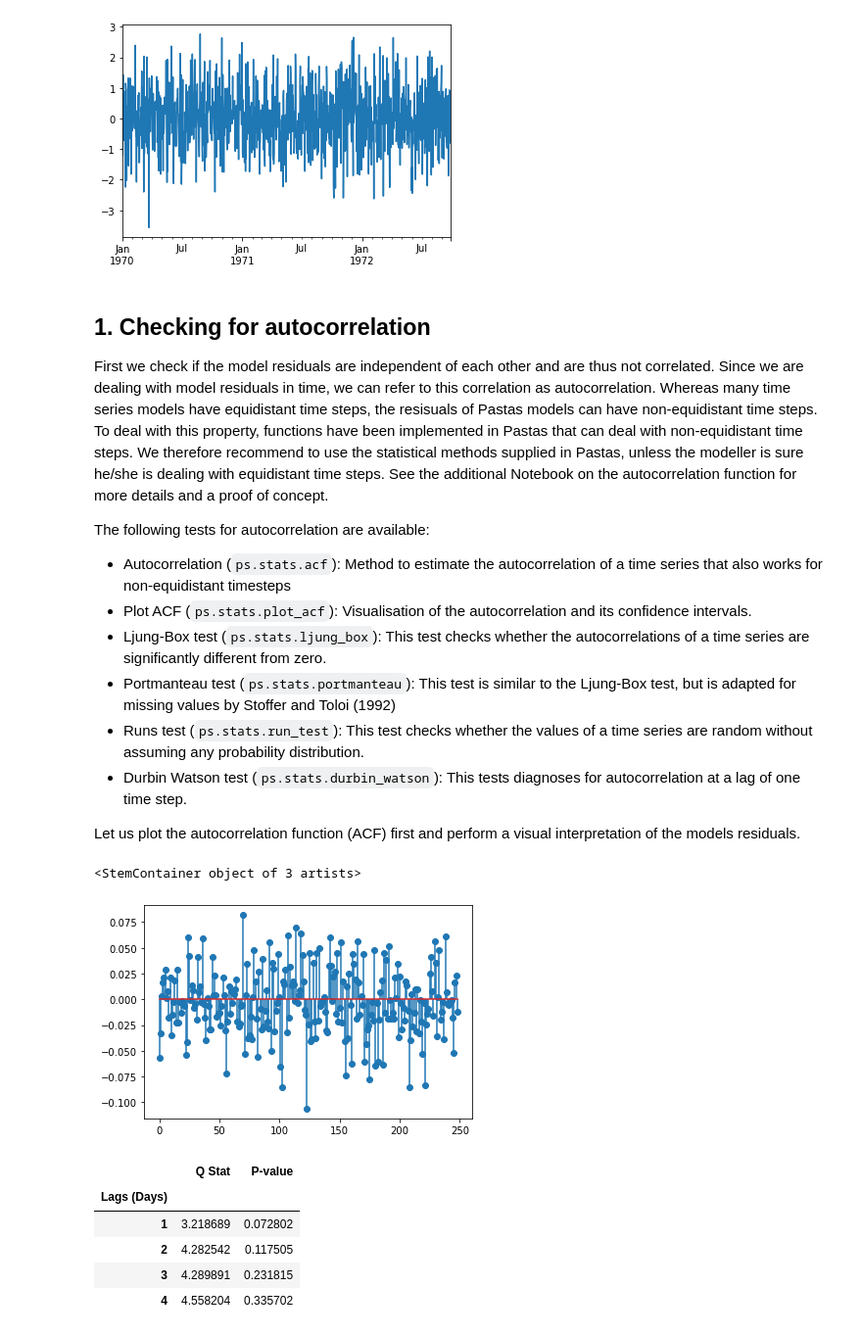
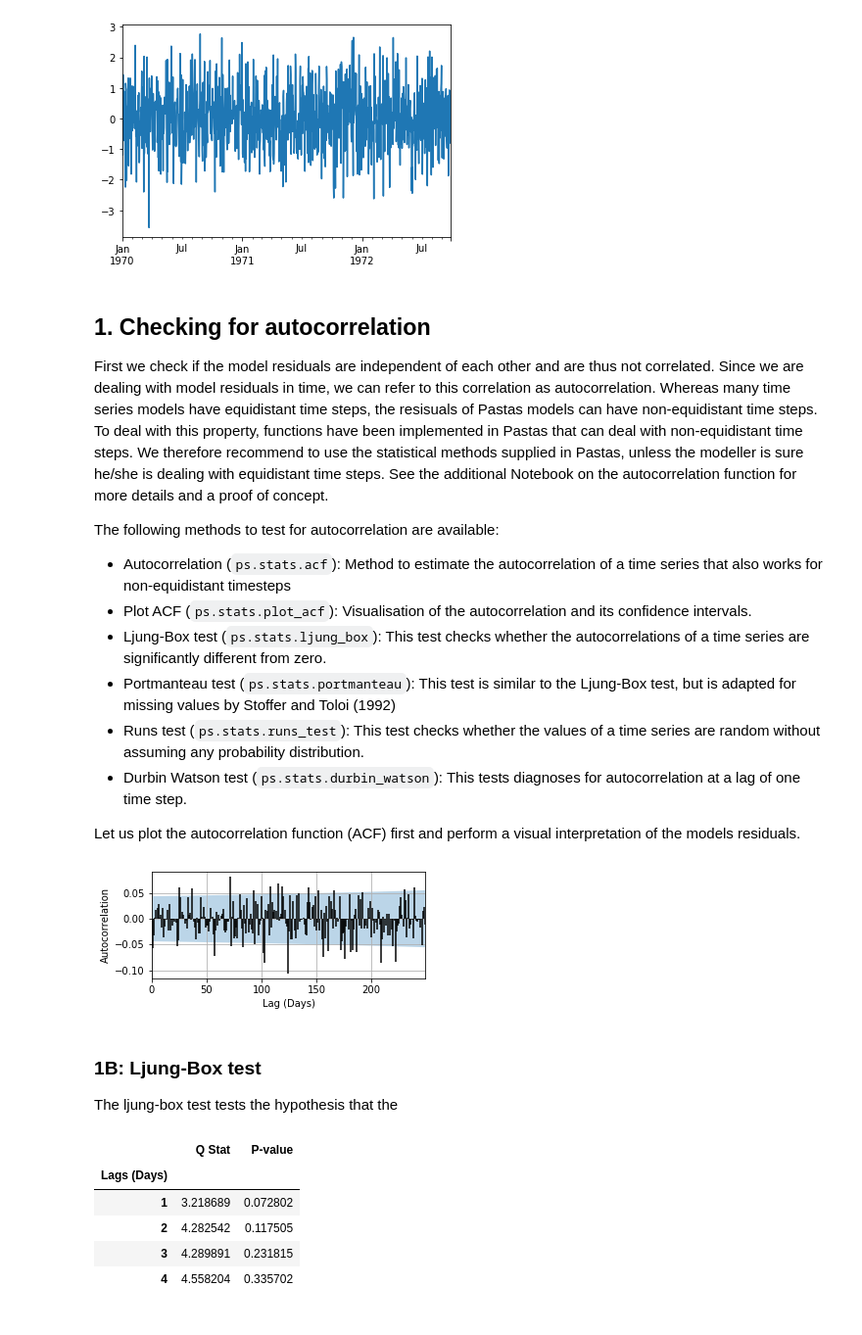
Before and after one commit to pastas/pastas, a Jupyter notebook: examples/notebooks/4_diagnostic_checking.ipynb, the cells around one changed output. Shown at 98% size. Saved outputs shown, nothing was run; the diff lists cells and outputs as text; code cells hidden in the pictures.

```diff
--- a/examples/notebooks/4_diagnostic_checking.ipynb
+++ b/examples/notebooks/4_diagnostic_checking.ipynb
@@ -62,22 +66,24 @@ alpha = 0.05
 ## 1. Checking for autocorrelation
 First we check if the model residuals are independent of each other and are thus not correlated. Since we are dealing with model residuals in time, we can refer to this correlation as autocorrelation. Whereas many time series models have equidistant time steps, the resisuals of Pastas models can have non-equidistant time steps. To deal with this property, functions have been implemented in Pastas that can deal with non-equidistant time steps. We therefore recommend to use the statistical methods supplied in Pastas, unless the modeller is sure he/she is dealing with equidistant time steps. See the additional Notebook on the autocorrelation function for more details and a proof of concept.
 
-The following tests for autocorrelation are available:
+The following methods to test for autocorrelation are available:
 
 - Autocorrelation (`ps.stats.acf`): Method to estimate the autocorrelation of a time series that also works for non-equidistant timesteps
 - Plot ACF (`ps.stats.plot_acf`): Visualisation of the autocorrelation and its confidence intervals.
 - Ljung-Box test (`ps.stats.ljung_box`): This test checks whether the autocorrelations of a time series are significantly different from zero.
 - Portmanteau test (`ps.stats.portmanteau`): This test is similar to the Ljung-Box test, but is adapted for missing values by Stoffer and Toloi (1992)
-- Runs test (`ps.stats.run_test`): This test checks whether the values of a time series are random without assuming any probability distribution.
+- Runs test (`ps.stats.runs_test`): This test checks whether the values of a time series are random without assuming any probability distribution.
 - Durbin Watson test (`ps.stats.durbin_watson`): This tests diagnoses for autocorrelation at a lag of one time step.
 
 Let us plot the autocorrelation function (ACF) first and perform a visual interpretation of the models residuals.
 # %%
-acf = ps.stats.acf(noise, lags=np.arange(250))
-plt.stem(acf, use_line_collection=True)
+acf = ps.stats.plot_acf(noise, acf_options=dict(lags=np.arange(250)))
+#plt.stem(acf, use_line_collection=True)
 # %% [output]
-<StemContainer object of 3 artists>
-[figure, old version]
+[figure, new version]
+# %% [markdown]
+### 1B: Ljung-Box test
+The ljung-box test tests the hypothesis that the
 # %%
 ps.stats.ljung_box(noise, lags=np.arange(5), bin_width=0.5, bin_method="rectangle")
 # %% [output]
```
Also changed, not shown: parts of 9 cells of this notebook, 2 other files.
